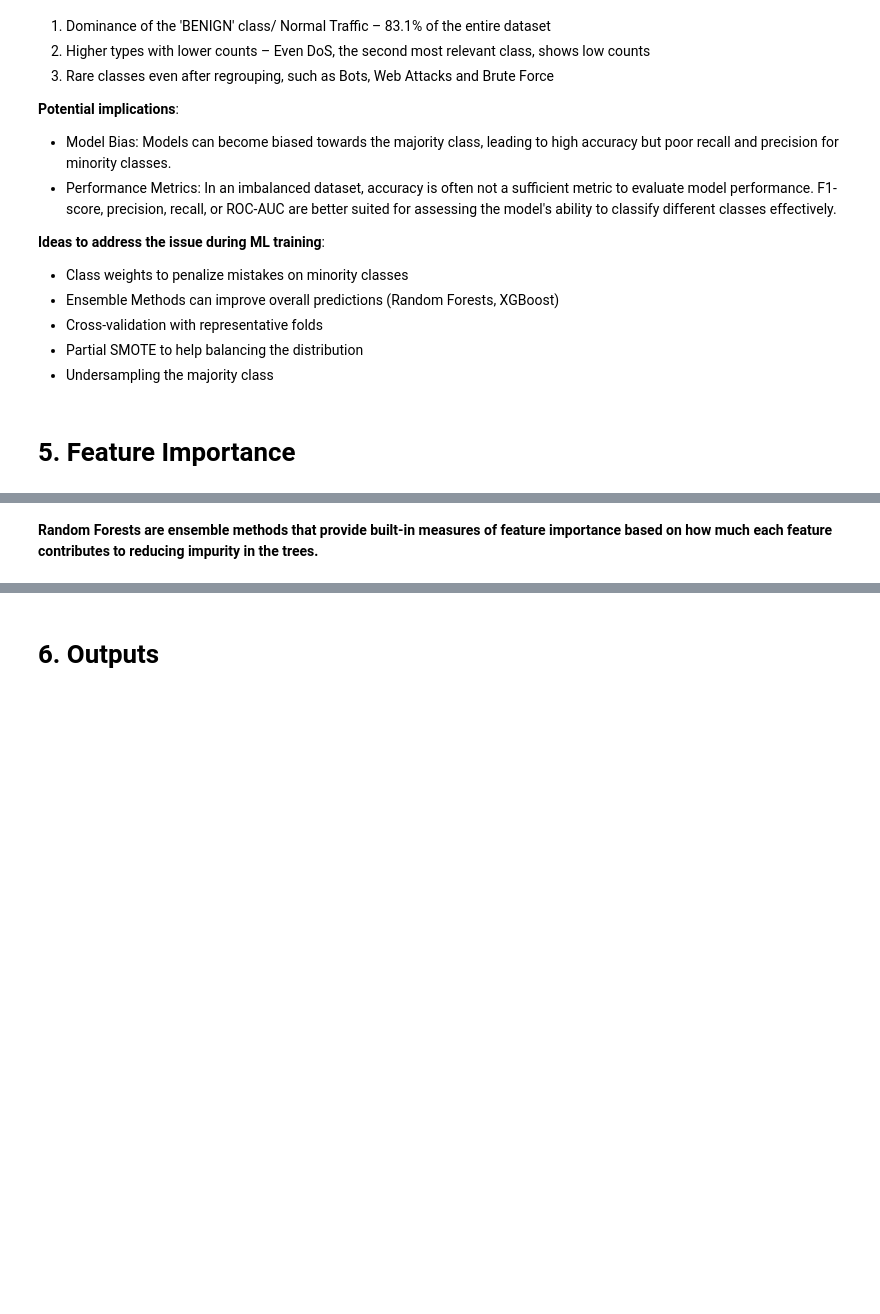
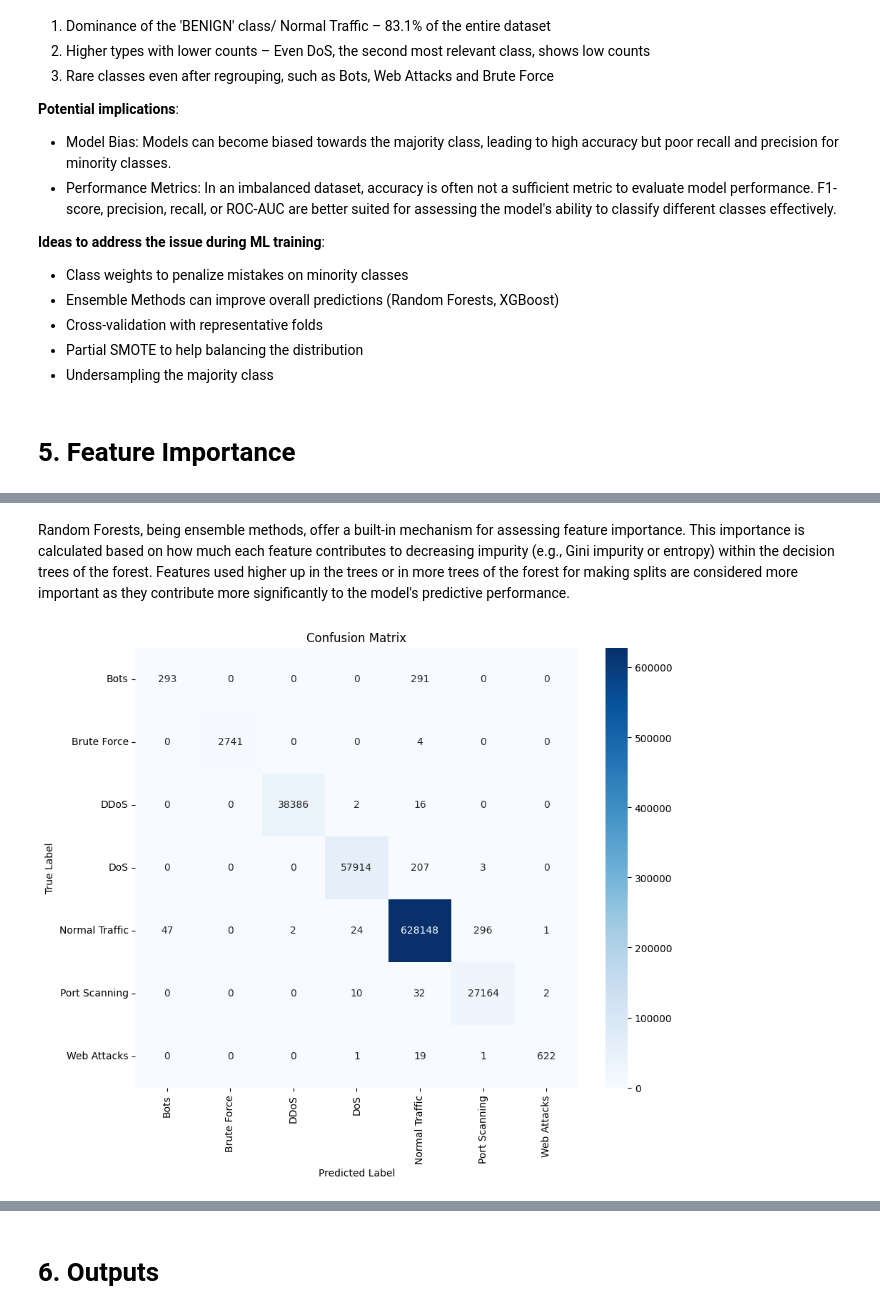
Before and after one commit to anacletu/ml-intrusion-detection-cicids2017, a Jupyter notebook: cicids2017-comprehensive-data-processing-for-ml.ipynb, the cells around one changed output, grey strips where cells are left out. Saved outputs shown, nothing was run; the diff lists cells and outputs as text; code cells hidden in the pictures; blank space fills up the shorter version.

```diff
--- a/cicids2017-comprehensive-data-processing-for-ml.ipynb
+++ b/cicids2017-comprehensive-data-processing-for-ml.ipynb
@@ -1053,2 +1149,13 @@ Test Score: 0.9987
-# %% [markdown]
-**Random Forests are ensemble methods that provide built-in measures of feature importance based on how much each feature contributes to reducing impurity in the trees.**
+# %% [markdown]
+Random Forests, being ensemble methods, offer a built-in mechanism for assessing feature importance. This importance is calculated based on how much each feature contributes to decreasing impurity (e.g., Gini impurity or entropy) within the decision trees of the forest. Features used higher up in the trees or in more trees of the forest for making splits are considered more important as they contribute more significantly to the model's predictive performance.
+# %%
+# Evaluating RF performance based on selected features
+# Plot the confusion matrix as a heatmap
+plt.figure(figsize=(10, 8)) # Adjust figure size as needed
+sns.heatmap(cm, annot=True, fmt="d", cmap="Blues", xticklabels=rf_labels, yticklabels=rf_labels)
+plt.xlabel("Predicted Label")
+plt.ylabel("True Label")
+plt.title("Confusion Matrix")
+plt.show()
+# %% [output]
+[figure, added]
```
Also changed, not shown: parts of 61 cells of this notebook.
